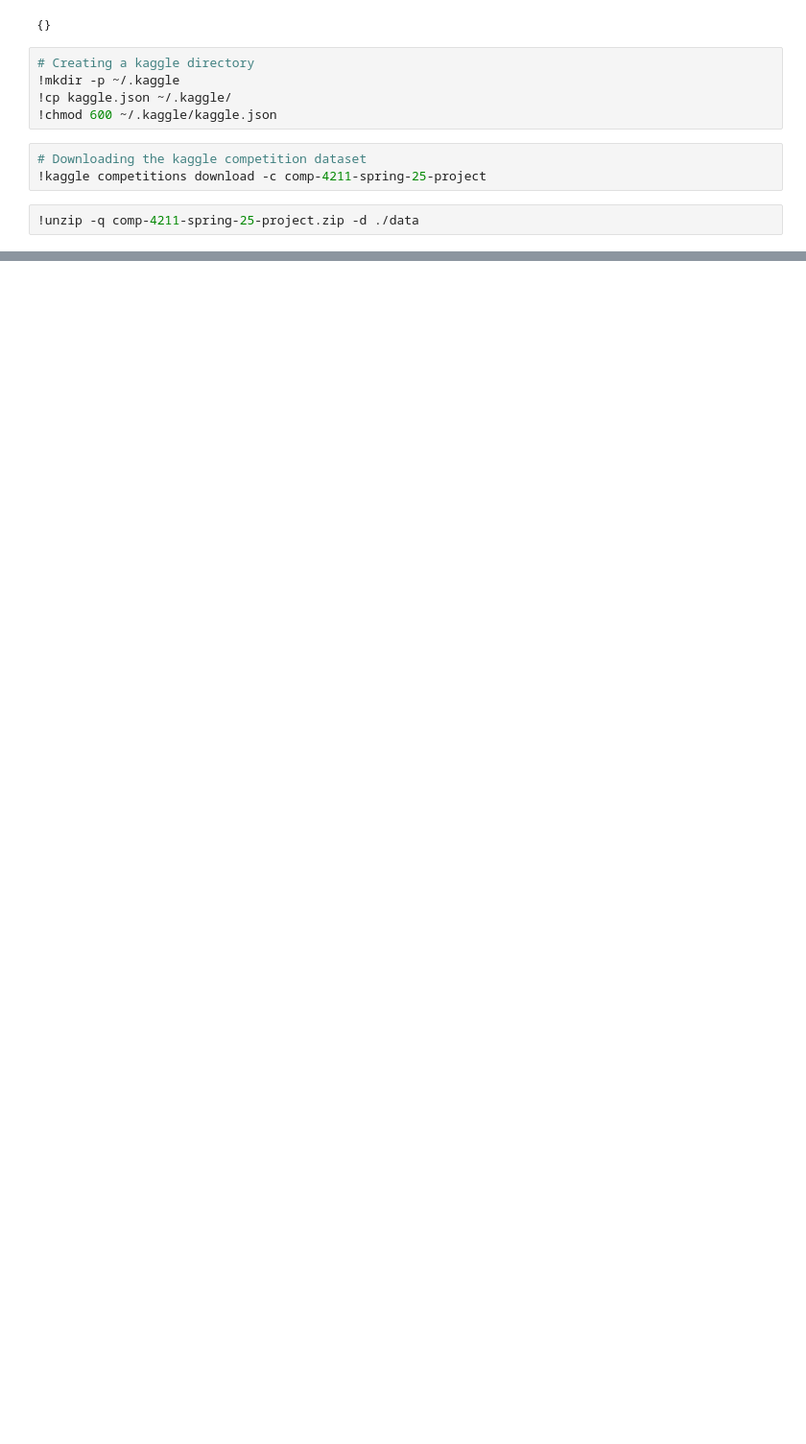
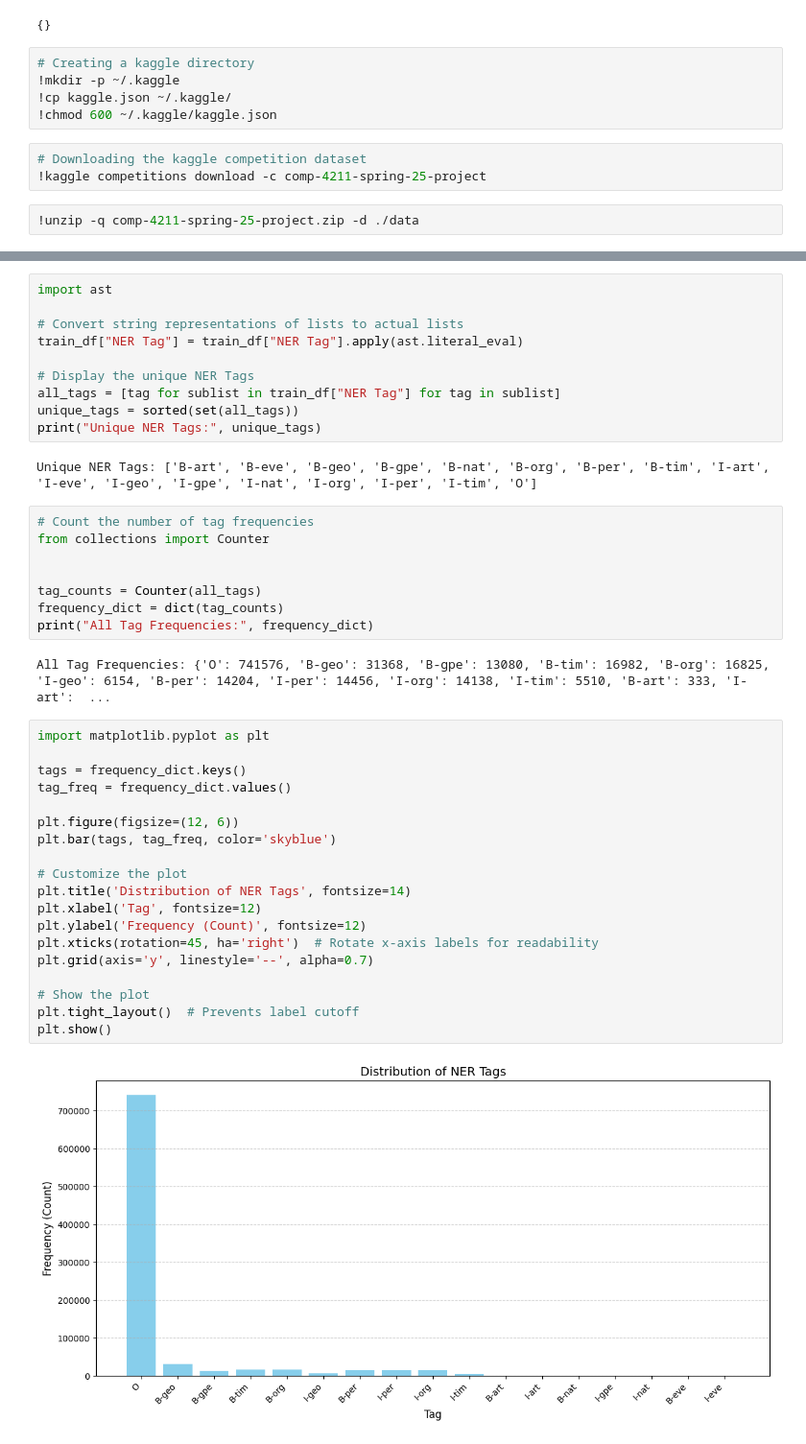
Before and after one commit to BryanYuen0205/COMP4211_Kaggle_Comp, a Jupyter notebook: COMP4211KaggleComp.ipynb, the cells around one changed output, grey strips where cells are left out. Shown: that part at 96% size. Saved outputs shown, nothing was run; the diff lists cells and outputs as text; blank space fills up the shorter version.

```diff
--- a/COMP4211KaggleComp.ipynb
+++ b/COMP4211KaggleComp.ipynb
@@ -81,0 +98,43 @@ Test Data:
+# %%
+import ast
+
+# Convert string representations of lists to actual lists
+train_df["NER Tag"] = train_df["NER Tag"].apply(ast.literal_eval)
+
+# Display the unique NER Tags
+all_tags = [tag for sublist in train_df["NER Tag"] for tag in sublist]
+unique_tags = sorted(set(all_tags))
+print("Unique NER Tags:", unique_tags)
+# %% [output]
+Unique NER Tags: ['B-art', 'B-eve', 'B-geo', 'B-gpe', 'B-nat', 'B-org', 'B-per', 'B-tim', 'I-art', 'I-eve', 'I-geo', 'I-gpe', 'I-nat', 'I-org', 'I-per', 'I-tim', 'O']
+# %%
+# Count the number of tag frequencies
+from collections import Counter
+
+
+tag_counts = Counter(all_tags)
+frequency_dict = dict(tag_counts)
+print("All Tag Frequencies:", frequency_dict)
+# %% [output]
+All Tag Frequencies: {'O': 741576, 'B-geo': 31368, 'B-gpe': 13080, 'B-tim': 16982, 'B-org': 16825, 'I-geo': 6154, 'B-per': 14204, 'I-per': 14456, 'I-org': 14138, 'I-tim': 5510, 'B-art': 333, 'I-art':  ...
+# %%
+import matplotlib.pyplot as plt
+
+tags = frequency_dict.keys()
+tag_freq = frequency_dict.values()
+
+plt.figure(figsize=(12, 6))
+plt.bar(tags, tag_freq, color='skyblue')
+
+# Customize the plot
+plt.title('Distribution of NER Tags', fontsize=14)
+plt.xlabel('Tag', fontsize=12)
+plt.ylabel('Frequency (Count)', fontsize=12)
+plt.xticks(rotation=45, ha='right')  # Rotate x-axis labels for readability
+plt.grid(axis='y', linestyle='--', alpha=0.7)
+
+# Show the plot
+plt.tight_layout()  # Prevents label cutoff
+plt.show()
+# %% [output]
+[figure, added]
```
Also changed, not shown: parts of 3 cells of this notebook.
